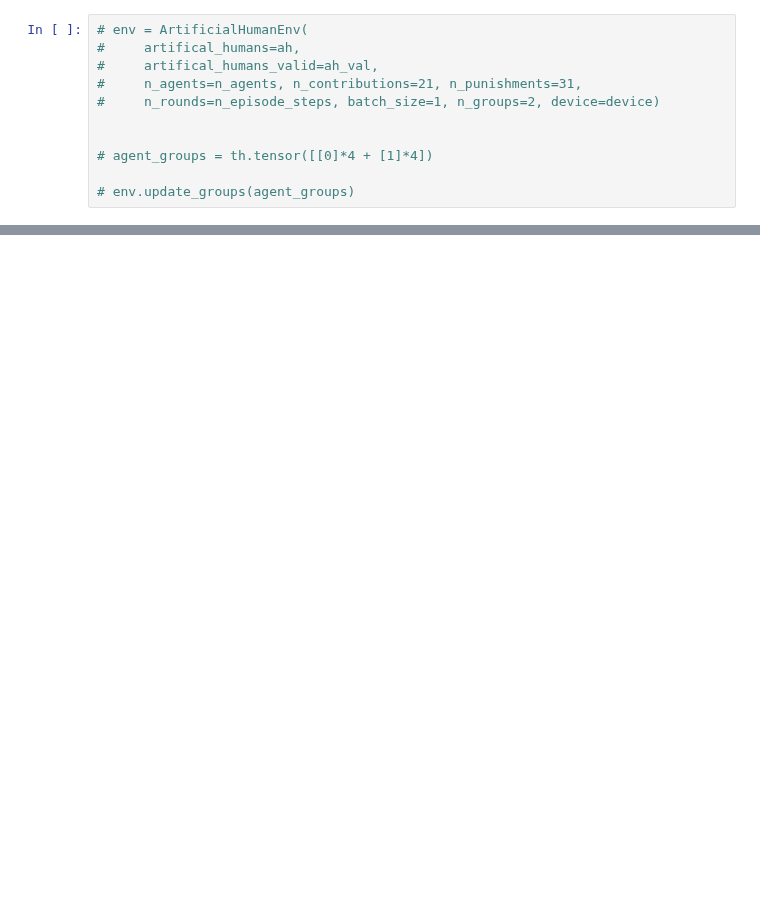
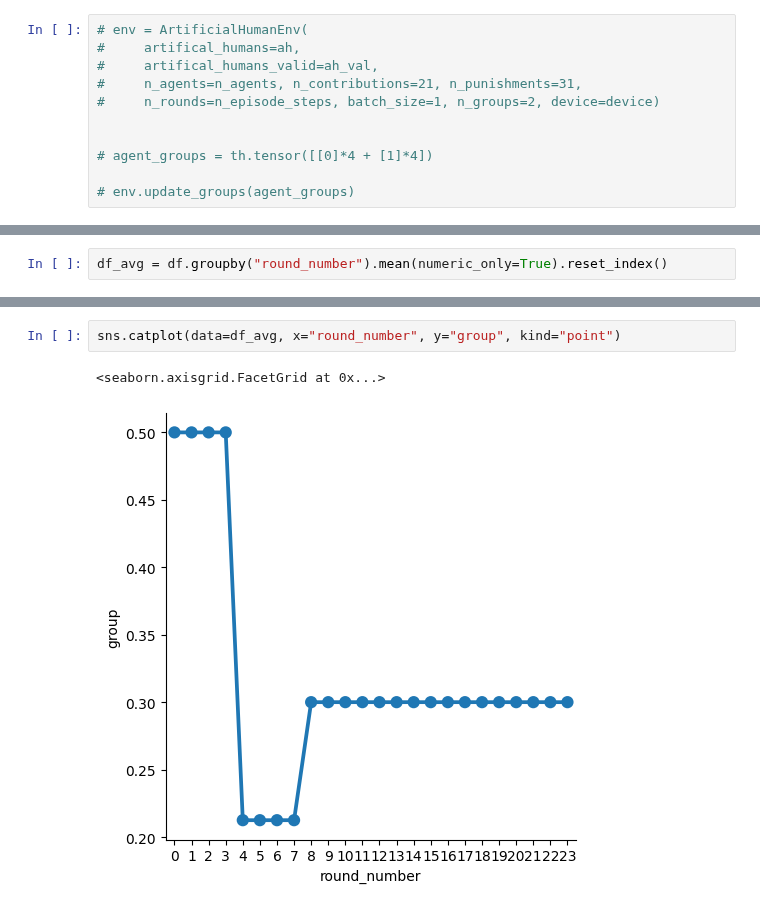
Before and after one commit to center-for-humans-and-machines/algorithmic-institutions, a Jupyter notebook: notebooks/test_manager/simulate_group_selection.ipynb, the cells around one changed output, grey strips where cells are left out. Drawn from its saved outputs; the diff is of its cells as text; blank space fills up the shorter version.

```diff
--- a/notebooks/test_manager/simulate_group_selection.ipynb
+++ b/notebooks/test_manager/simulate_group_selection.ipynb
@@ -260,0 +333,2 @@ Start run mixed
+# %%
+df_avg = df.groupby("round_number").mean(numeric_only=True).reset_index()
@@ -260,0 +350,5 @@ Start run mixed
+# %%
+sns.catplot(data=df_avg, x="round_number", y="group", kind="point")
+# %% [output]
+<seaborn.axisgrid.FacetGrid at 0x...>
+[figure, added]
```
Also changed, not shown: parts of 26 cells of this notebook, 3 other files.
